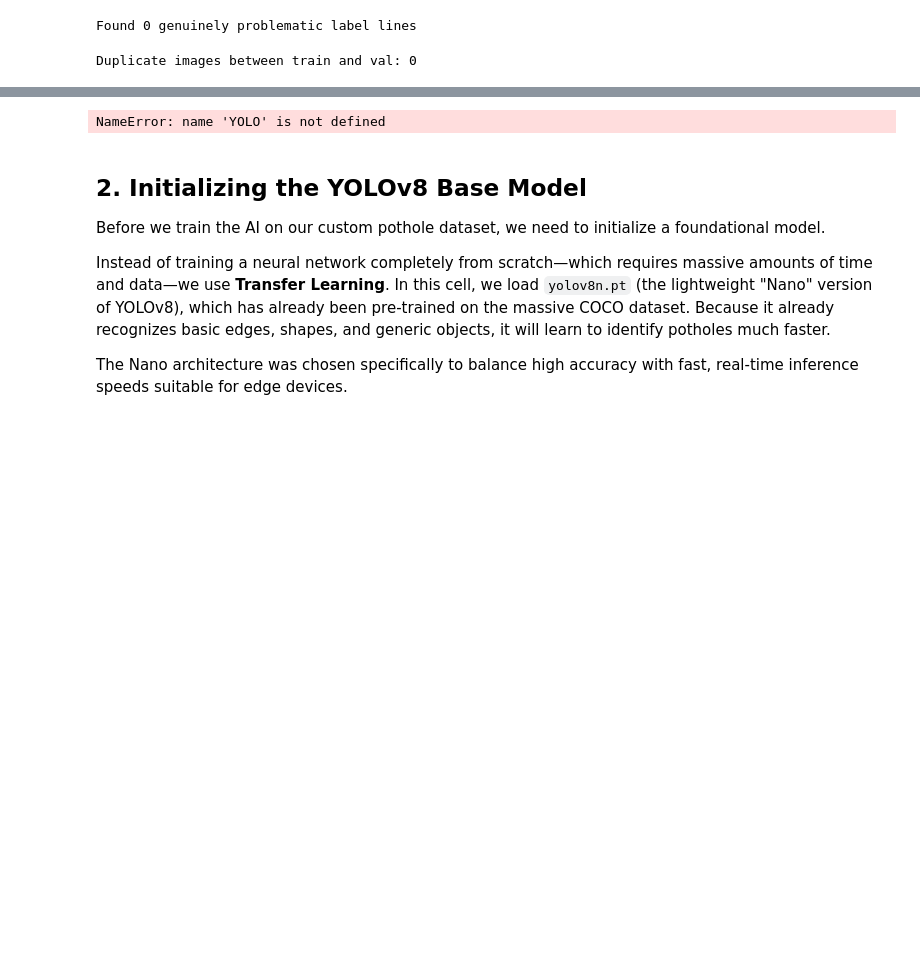
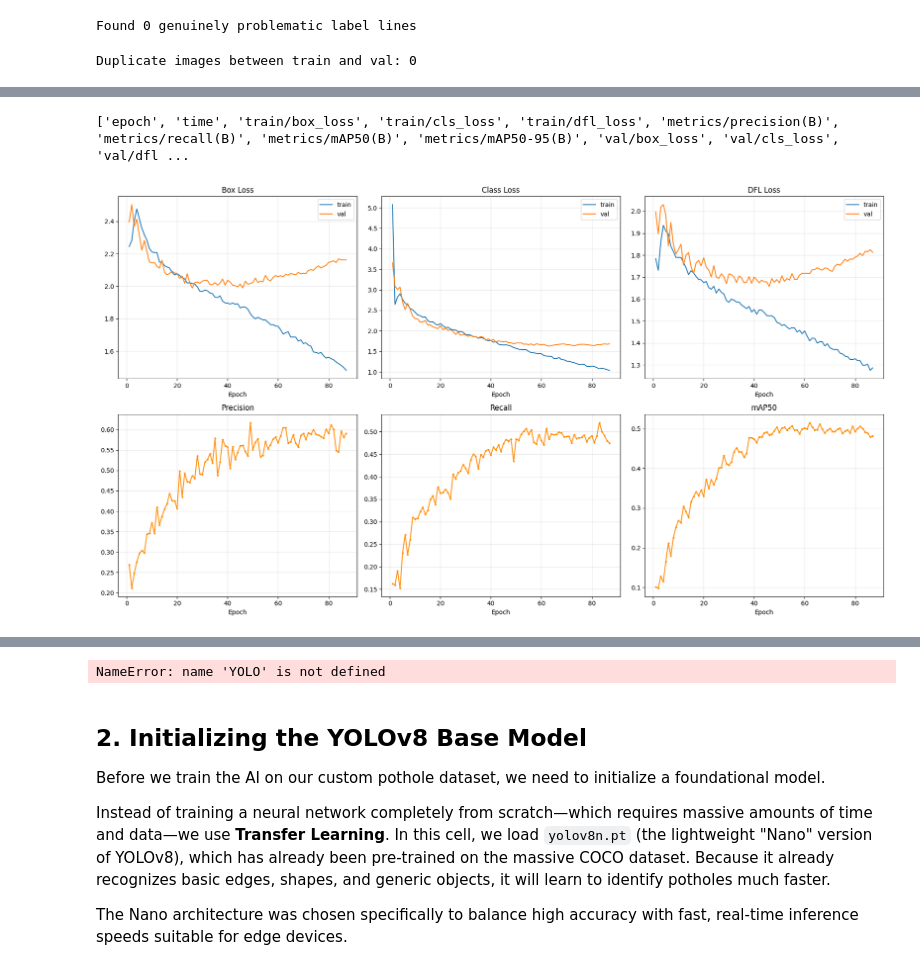
Before and after one commit to kibwale/nipe_macho, a Jupyter notebook: notebooks/testing_new_data.ipynb, the cells around one changed output, grey strips where cells are left out. Cells and saved outputs as stored; diff of their text form; code cells hidden in the pictures; blank space fills up the shorter version.

```diff
--- a/notebooks/testing_new_data.ipynb
+++ b/notebooks/testing_new_data.ipynb
@@ -765,0 +839,52 @@ Starting training for 100 epochs...
+# %%
+import pandas as pd
+import matplotlib.pyplot as plt
+
+results_path = "/content/runs/detect/baseline_s_640/results.csv"
+df = pd.read_csv(results_path)
+df.columns = df.columns.str.strip()  # Ultralytics sometimes leaves leading spaces in column names
+
+print(df.columns.tolist())  # confirm exact column names before plotting
+# %% [output]
+['epoch', 'time', 'train/box_loss', 'train/cls_loss', 'train/dfl_loss', 'metrics/precision(B)', 'metrics/recall(B)', 'metrics/mAP50(B)', 'metrics/mAP50-95(B)', 'val/box_loss', 'val/cls_loss', 'val/dfl ...
+# %%
+fig, axes = plt.subplots(2, 3, figsize=(18, 10))
+
+# Row 1: train vs val loss pairs
+loss_pairs = [
+    ("train/box_loss", "val/box_loss", "Box Loss"),
+    ("train/cls_loss", "val/cls_loss", "Class Loss"),
+    ("train/dfl_loss", "val/dfl_loss", "DFL Loss"),
+]
+
+for ax, (train_col, val_col, title) in zip(axes[0], loss_pairs):
+    if train_col in df.columns and val_col in df.columns:
+        ax.plot(df["epoch"], df[train_col], label="train")
+        ax.plot(df["epoch"], df[val_col], label="val")
+        ax.set_title(title)
+        ax.set_xlabel("Epoch")
+        ax.legend()
+        ax.grid(alpha=0.3)
+    else:
+        ax.set_visible(False)
+
+# Row 2: precision, recall, mAP metrics
+metrics = [
+    ("metrics/precision(B)", "Precision"),
+    ("metrics/recall(B)", "Recall"),
+    ("metrics/mAP50(B)", "mAP50"),
+]
+
+for ax, (col, title) in zip(axes[1], metrics):
+    if col in df.columns:
+        ax.plot(df["epoch"], df[col], color="darkorange", marker='o', markersize=2)
+        ax.set_title(title)
+        ax.set_xlabel("Epoch")
+        ax.grid(alpha=0.3)
+    else:
+        ax.set_visible(False)
+
+plt.tight_layout()
+plt.show()
+# %% [output]
+[figure, added]
```
Also changed, not shown: parts of 12 cells of this notebook.
